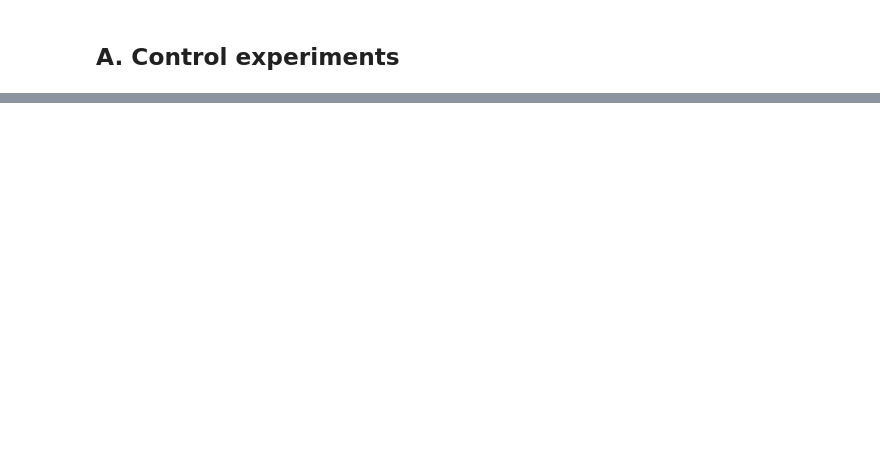
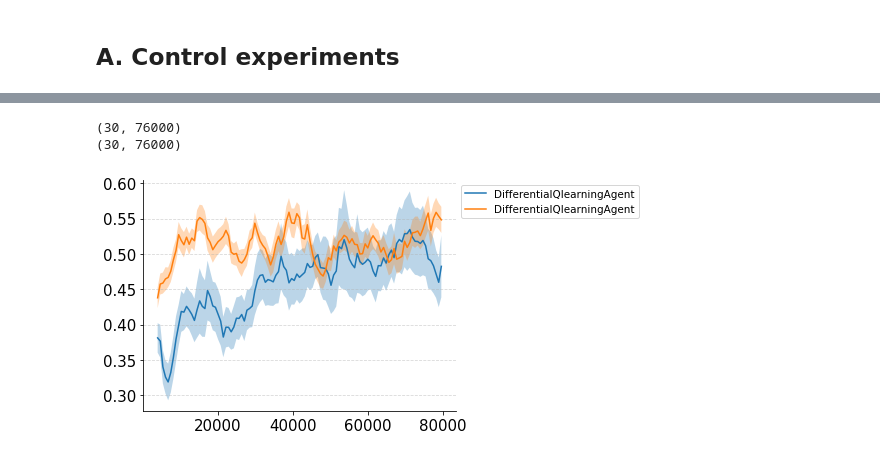
Before and after one commit to hexken/average-reward-benchmarking, a Jupyter notebook: control_exps.ipynb, the cells around one changed output, grey strips where cells are left out. Cells and saved outputs as stored; diff of their text form; code cells hidden in the pictures; blank space fills up the shorter version.

```diff
--- a/control_exps.ipynb
+++ b/control_exps.ipynb
@@ -168,0 +239,15 @@ plot_learning_curve_control(filenames, title='AC_all_eps_0.1_best', window=2000,
+# %%
+# best, best
+### These filenames will be according to how the hyperparameter configurations are split
+### for the available compute resources.
+filenames = [
+        "Catcher_DiffQ_eps_1-0.1_sweep_5.npy",
+        "Catcher_DiffQ_eps_1-0.1_sweep_3.npy",
+    ]
+
+plot_learning_curve_control_winloss(filenames, title='lc_plot_test', window=4000,
+                            sample=700, firstn=-1, location='./results/control/catcher/')
+# %% [output]
+(30, 76000)
+(30, 76000)
+[figure, added]
```
Also changed, not shown: parts of 8 cells of this notebook, 3 other files.
